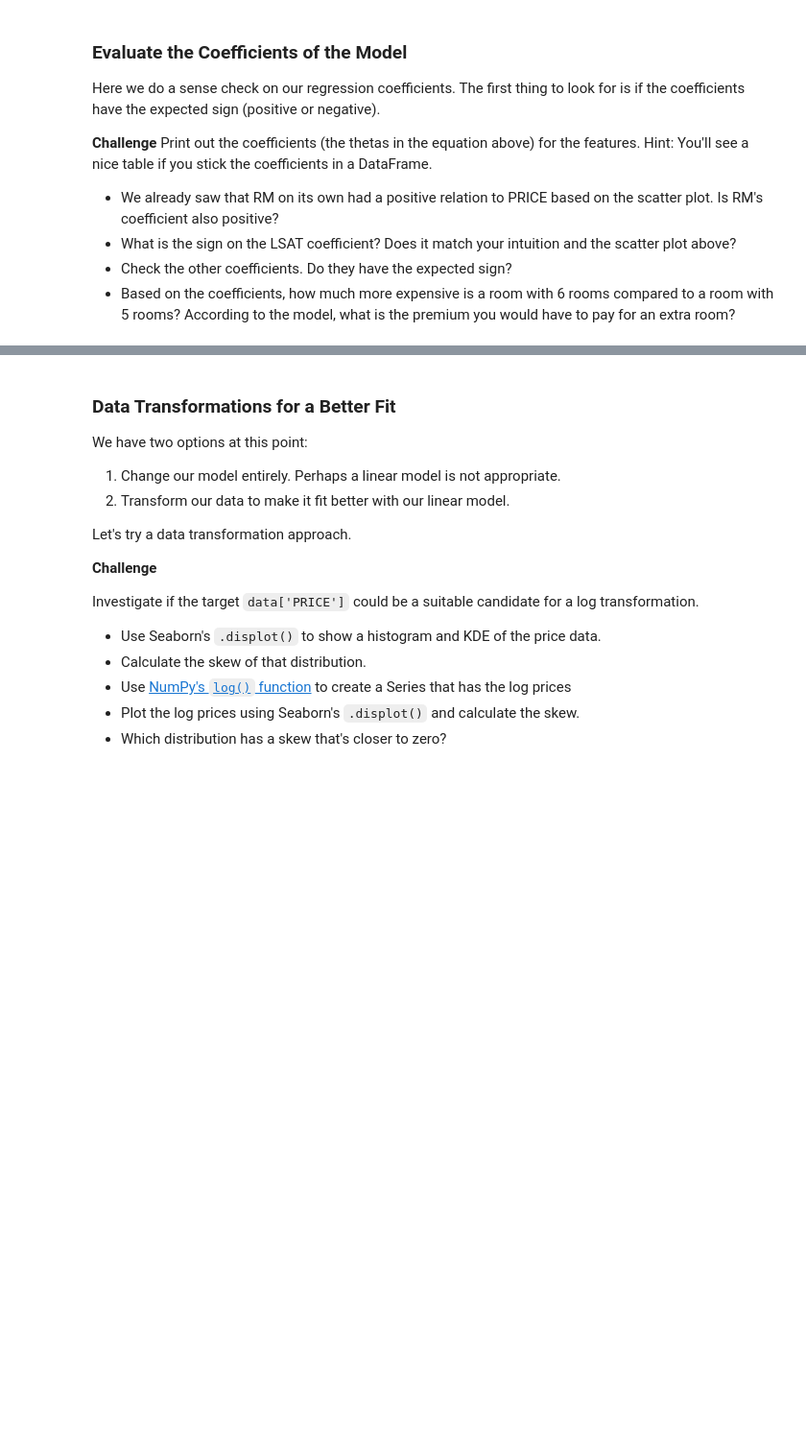
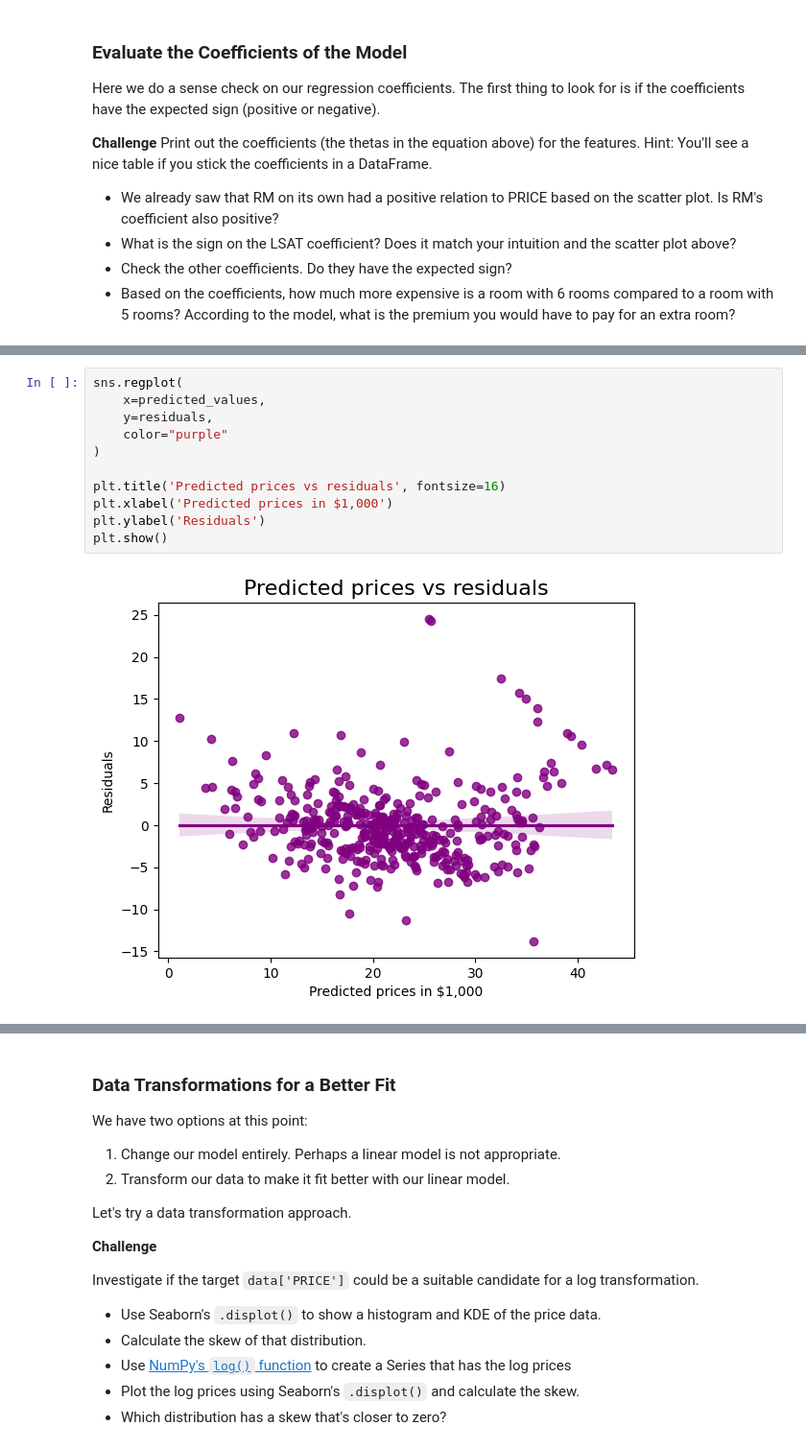
Before and after one commit to juandrzej/100days_of_code, a Jupyter notebook: 100days_of_code_day81_boston_house_prices/Multivariable_Regression_and_Valuation_Model.ipynb, the cells around one changed output, grey strips where cells are left out. Shown at 96% size. Saved outputs shown, nothing was run; the diff lists cells and outputs as text; blank space fills up the shorter version.

```diff
--- a/100days_of_code_day81_boston_house_prices/Multivariable_Regression_and_Valuation_Model.ipynb
+++ b/100days_of_code_day81_boston_house_prices/Multivariable_Regression_and_Valuation_Model.ipynb
@@ -406,3 +479,16 @@ The second plot should be the residuals against the predicted prices. Here's wha
+# %%
+sns.regplot(
+    x=predicted_values,
+    y=residuals,
+    color="purple"
+)
+
+plt.title('Predicted prices vs residuals', fontsize=16)
+plt.xlabel('Predicted prices in $1,000')
+plt.ylabel('Residuals')
+plt.show()
+# %% [output]
+[figure, added]
 # %% [markdown]
 Why do we want to look at the residuals? We want to check that they look random. Why? The residuals represent the errors of our model. If there's a pattern in our errors, then our model has a systematic bias.
 
```
Also changed, not shown: parts of 8 cells of this notebook.
